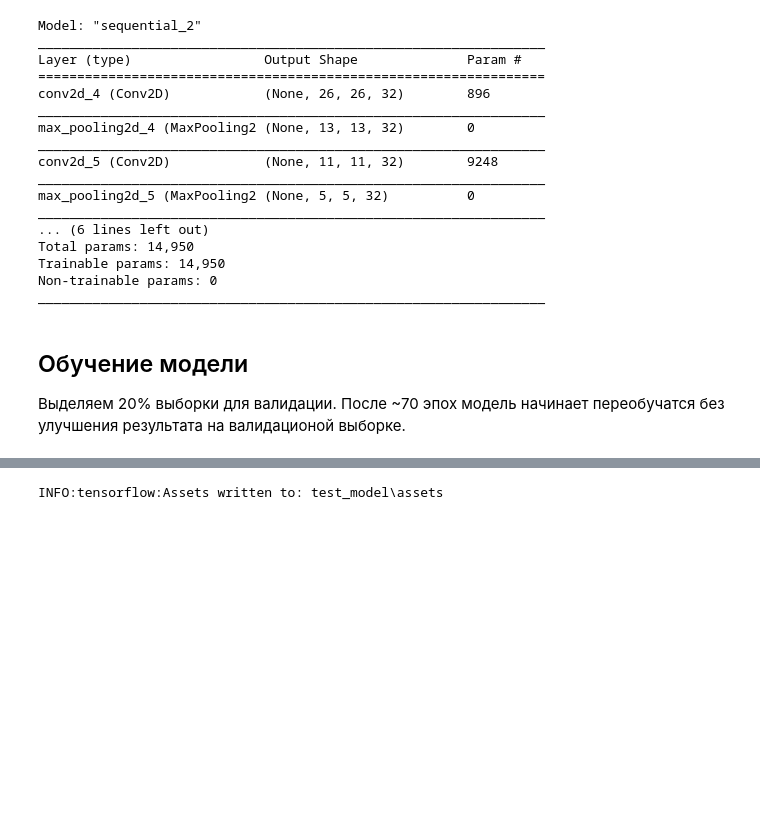
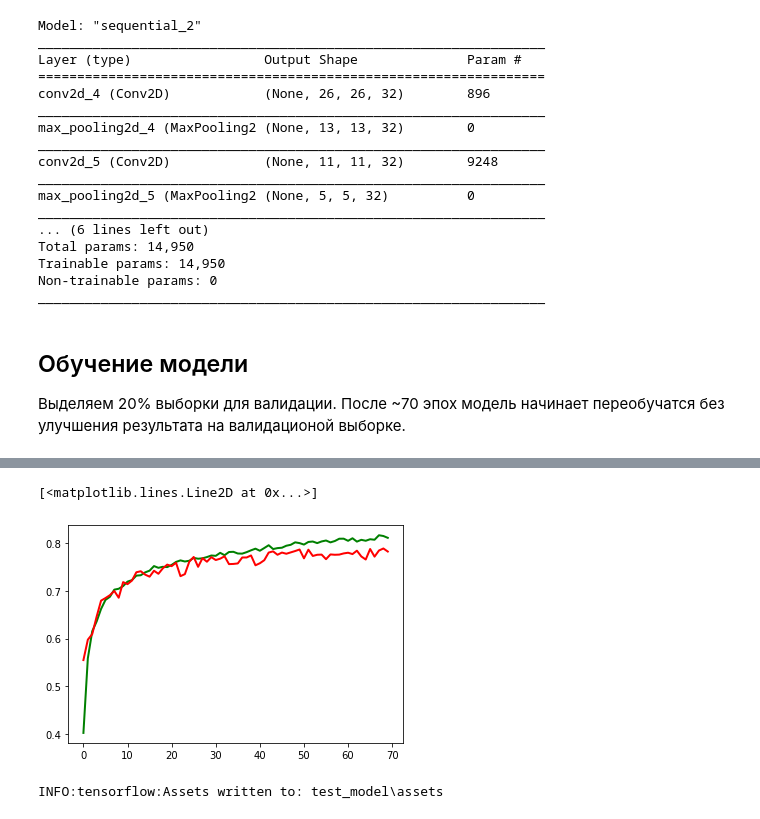
Before and after one commit to fuarfoile/tensorflow-test, a Jupyter notebook: tensorflow_test.ipynb, the cells around one changed output, grey strips where cells are left out. Drawn from its saved outputs; the diff is of its cells as text; code cells hidden in the pictures; blank space fills up the shorter version.

```diff
--- a/tensorflow_test.ipynb
+++ b/tensorflow_test.ipynb
@@ -124,3 +124,11 @@ Wall time: 4min 23s
+# %%
+import matplotlib.pyplot as plt
+
+plt.plot(training_history.history['accuracy'], color = 'g', lw = 2)
+plt.plot(training_history.history['val_accuracy'], color = 'r', lw = 2)
+# %% [output]
+[<matplotlib.lines.Line2D at 0x...>]
+[figure, added]
 # %%
 model.save('test_model')
 # %% [output]
```
Also changed, not shown: parts of 5 cells of this notebook, 3 other files.
